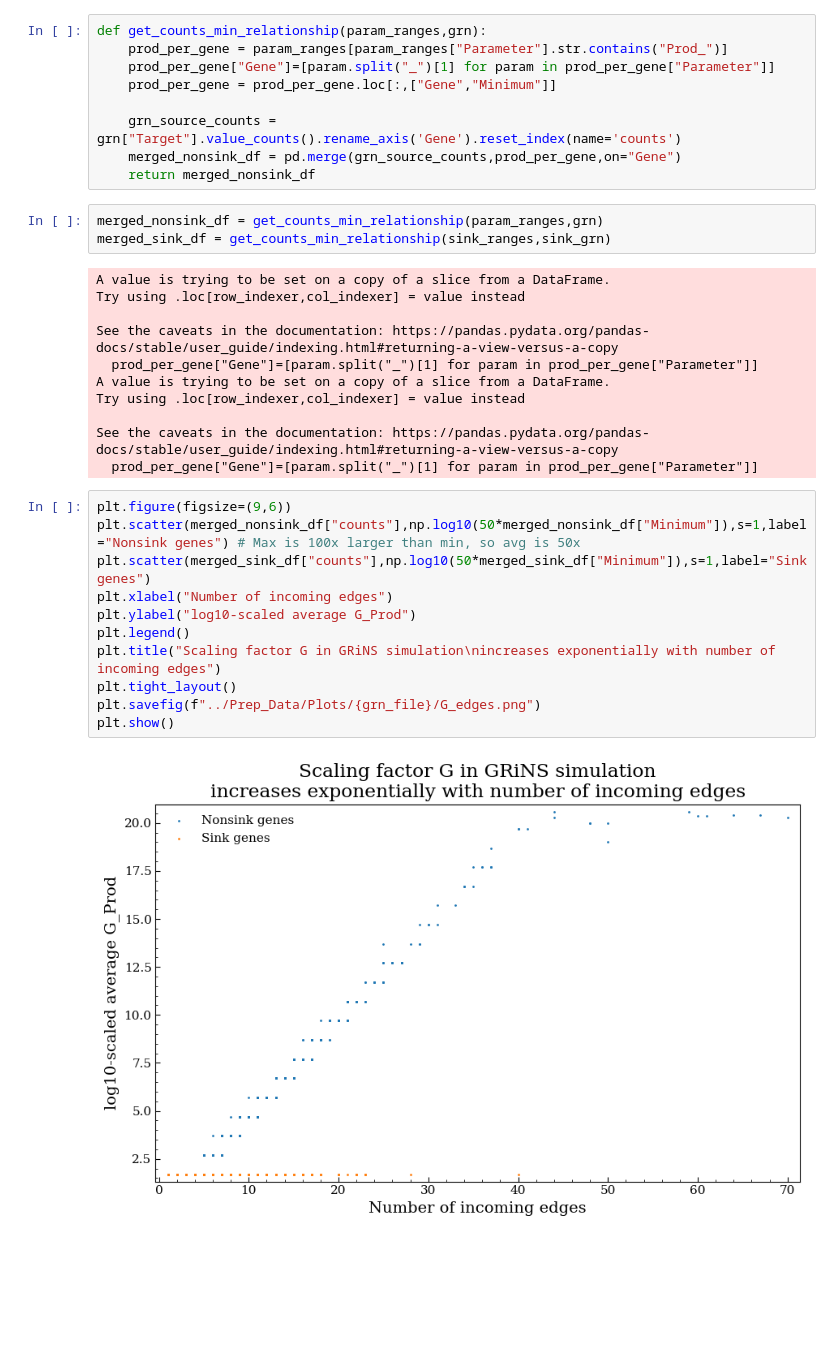
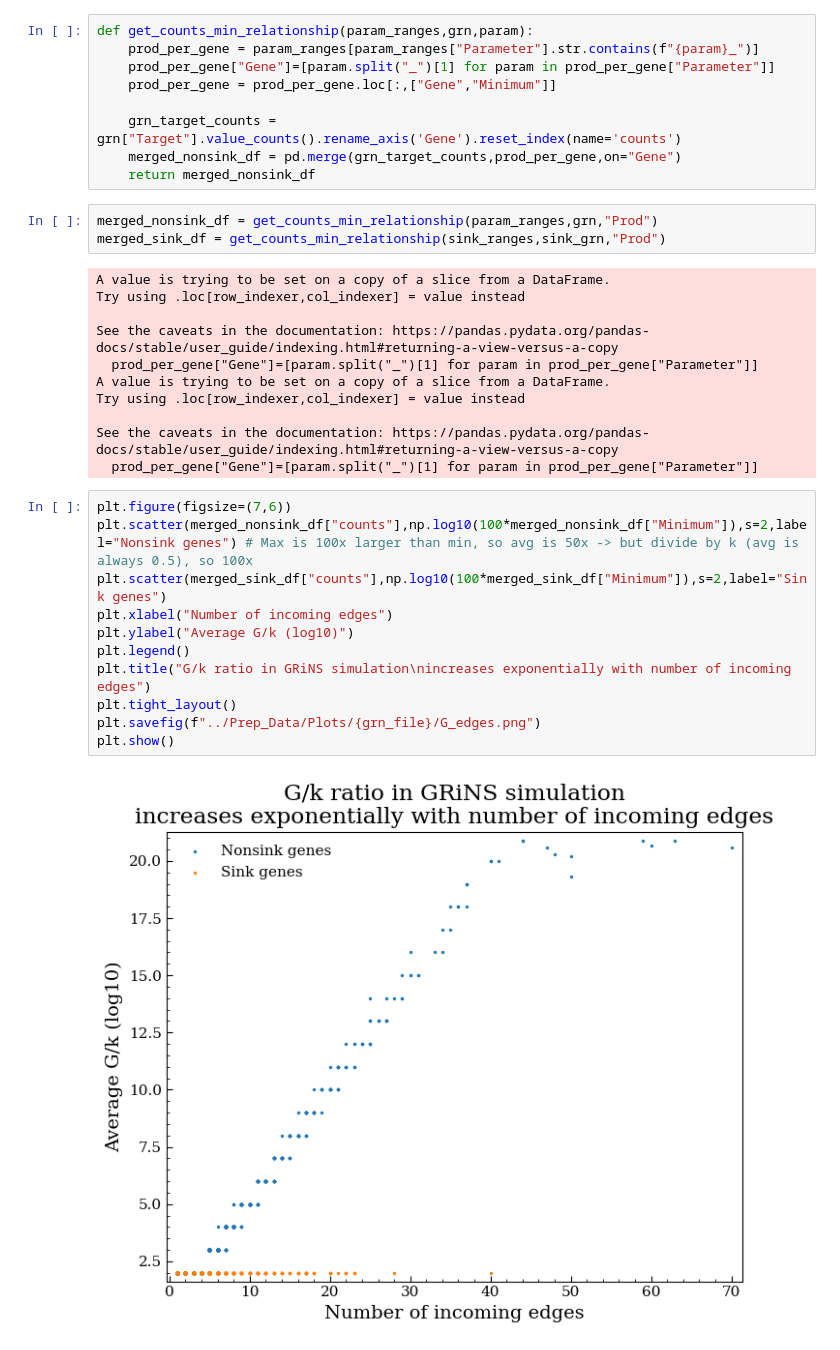
Before and after one commit to GeorgSommerer/bsc_thesis_pGRiNS, a Jupyter notebook: Analysis/plot_stuff.ipynb, the cells around one changed output. Drawn from its saved outputs; the diff is of its cells as text; blank space fills up the shorter version.

```diff
--- a/Analysis/plot_stuff.ipynb
+++ b/Analysis/plot_stuff.ipynb
@@ -281,17 +281,17 @@ grn = pd.read_csv(f"../Data/Projects/{grn_file}/{grn_file}.topo",sep=" ")
 sink_ranges = pd.read_csv(f"../Data/SimulResults_Racipe/{grn_file}/001/{grn_file}_param_range_001_sinks.csv",sep="\t")
 sink_grn = pd.read_csv(f"../Data/Projects/{grn_file}/{grn_file}_sinks.topo",sep=" ")
 # %%
-def get_counts_min_relationship(param_ranges,grn):
-    prod_per_gene = param_ranges[param_ranges["Parameter"].str.contains("Prod_")]
+def get_counts_min_relationship(param_ranges,grn,param):
+    prod_per_gene = param_ranges[param_ranges["Parameter"].str.contains(f"{param}_")]
     prod_per_gene["Gene"]=[param.split("_")[1] for param in prod_per_gene["Parameter"]]
     prod_per_gene = prod_per_gene.loc[:,["Gene","Minimum"]]
 
-    grn_source_counts = grn["Target"].value_counts().rename_axis('Gene').reset_index(name='counts')
-    merged_nonsink_df = pd.merge(grn_source_counts,prod_per_gene,on="Gene")
+    grn_target_counts = grn["Target"].value_counts().rename_axis('Gene').reset_index(name='counts')
+    merged_nonsink_df = pd.merge(grn_target_counts,prod_per_gene,on="Gene")
     return merged_nonsink_df
 # %%
-merged_nonsink_df = get_counts_min_relationship(param_ranges,grn)
-merged_sink_df = get_counts_min_relationship(sink_ranges,sink_grn)
+merged_nonsink_df = get_counts_min_relationship(param_ranges,grn,"Prod")
+merged_sink_df = get_counts_min_relationship(sink_ranges,sink_grn,"Prod")
 # %% [output]
 A value is trying to be set on a copy of a slice from a DataFrame.
 Try using .loc[row_indexer,col_indexer] = value instead
@@ -304,15 +304,15 @@ Try using .loc[row_indexer,col_indexer] = value instead
 See the caveats in the documentation: https://pandas.pydata.org/pandas-docs/stable/user_guide/indexing.html#returning-a-view-versus-a-copy
   prod_per_gene["Gene"]=[param.split("_")[1] for param in prod_per_gene["Parameter"]]
 # %%
-plt.figure(figsize=(9,6))
-plt.scatter(merged_nonsink_df["counts"],np.log10(50*merged_nonsink_df["Minimum"]),s=1,label="Nonsink genes") # Max is 100x larger than min, so avg is 50x
-plt.scatter(merged_sink_df["counts"],np.log10(50*merged_sink_df["Minimum"]),s=1,label="Sink genes")
+plt.figure(figsize=(7,6))
+plt.scatter(merged_nonsink_df["counts"],np.log10(100*merged_nonsink_df["Minimum"]),s=2,label="Nonsink genes") # Max is 100x larger than min, so avg is 50x -> but divide by k (avg is always 0.5), so 100x
+plt.scatter(merged_sink_df["counts"],np.log10(100*merged_sink_df["Minimum"]),s=2,label="Sink genes")
 plt.xlabel("Number of incoming edges")
-plt.ylabel("log10-scaled average G_Prod")
+plt.ylabel("Average G/k (log10)")
 plt.legend()
-plt.title("Scaling factor G in GRiNS simulation\nincreases exponentially with number of incoming edges")
+plt.title("G/k ratio in GRiNS simulation\nincreases exponentially with number of incoming edges")
 plt.tight_layout()
 plt.savefig(f"../Prep_Data/Plots/{grn_file}/G_edges.png")
 plt.show()
 # %% [output]
-[figure, old version]
+[figure, new version]
```
Also changed, not shown: parts of 20 cells of this notebook, 27 other files.
